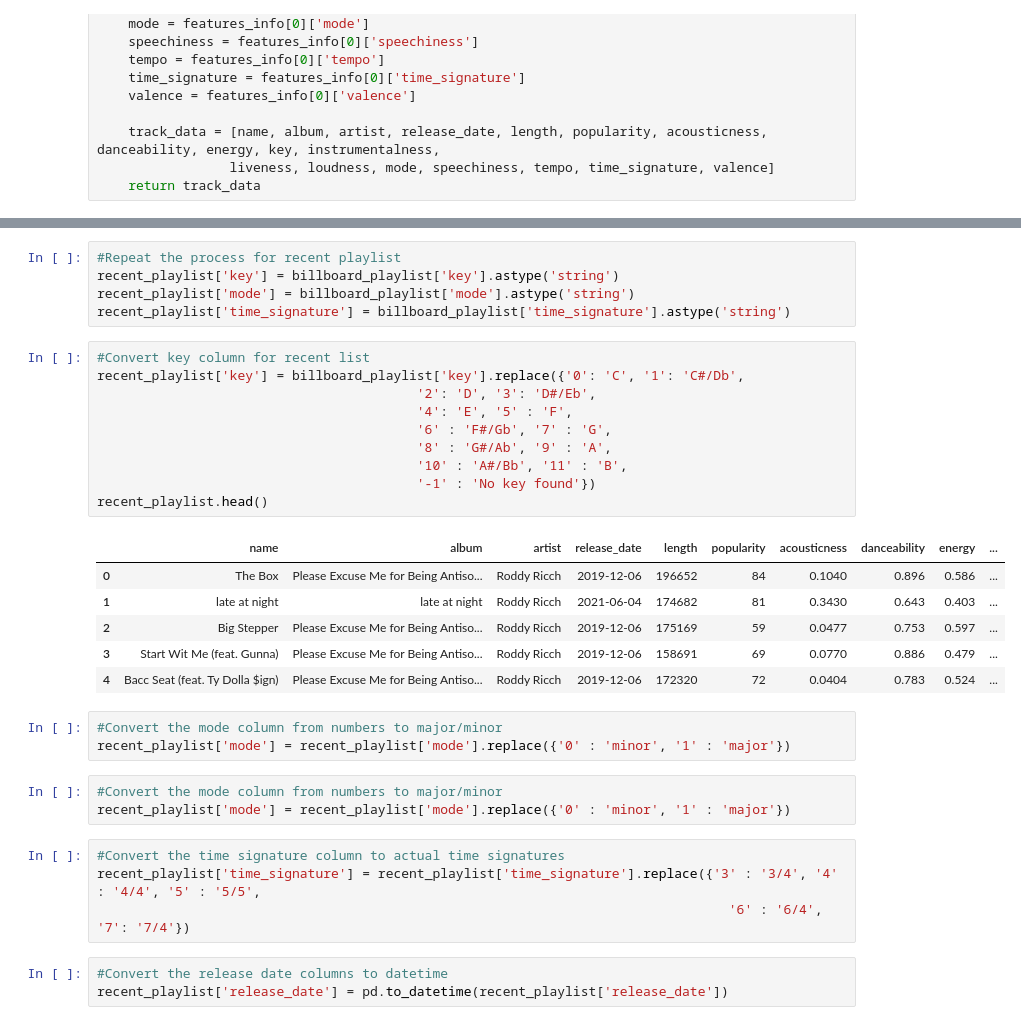
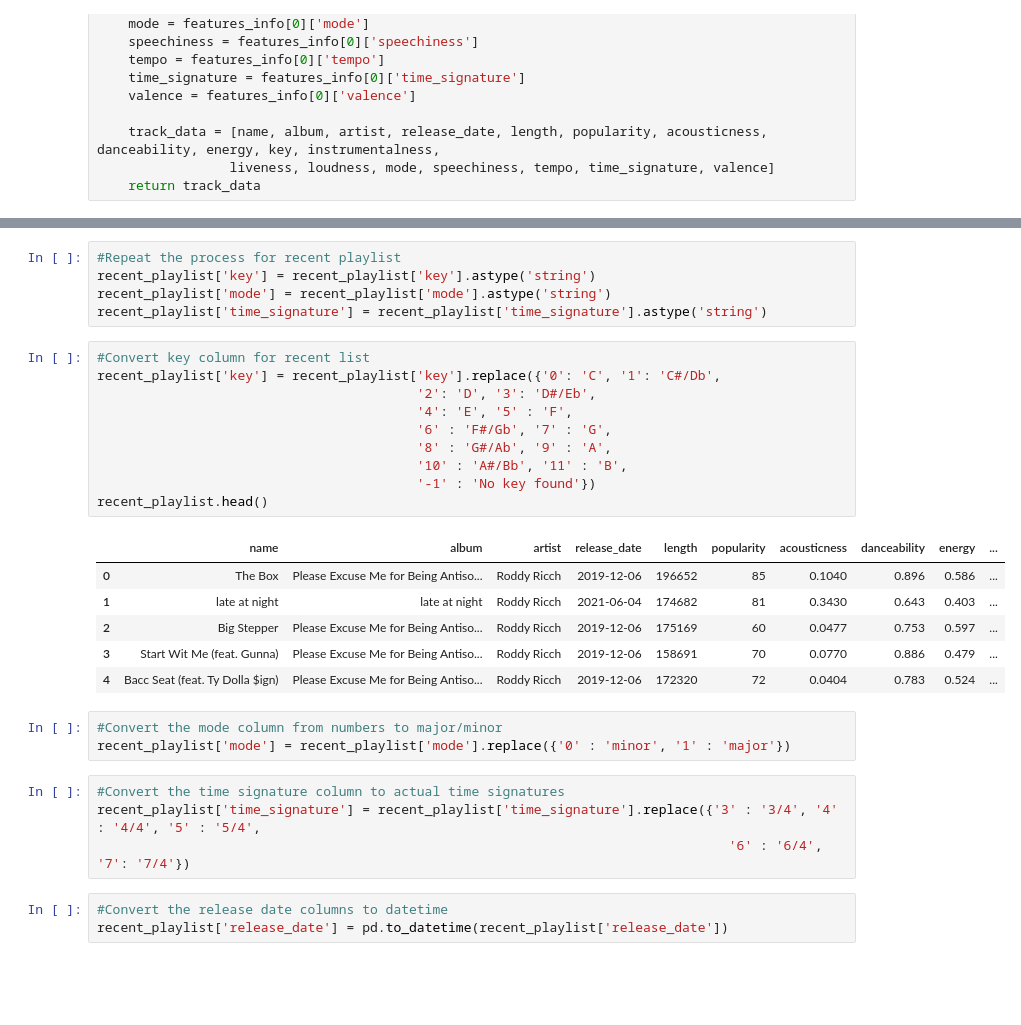
Before and after one commit to tomleewise/capstone, a Jupyter notebook: capstone_ver2.ipynb, the cells around one changed output, grey strips where cells are left out. Cells and saved outputs as stored; diff of their text form; blank space fills up the shorter version.

```diff
--- a/capstone_ver2.ipynb
+++ b/capstone_ver2.ipynb
@@ -571,35 +571,32 @@ recent_playlist.head(10)
 | 9 | Drinkin' Problem | On The Rocks | Midland | 2017-09-22 | 220800 | 69 | 0.0550 | 0.622 | 0.763 | ... |
 # %%
 #Repeat the process for recent playlist
-recent_playlist['key'] = billboard_playlist['key'].astype('string')
-recent_playlist['mode'] = billboard_playlist['mode'].astype('string')
-recent_playlist['time_signature'] = billboard_playlist['time_signature'].astype('string')
+recent_playlist['key'] = recent_playlist['key'].astype('string')
+recent_playlist['mode'] = recent_playlist['mode'].astype('string')
+recent_playlist['time_signature'] = recent_playlist['time_signature'].astype('string')
 # %%
 #Convert key column for recent list
-recent_playlist['key'] = billboard_playlist['key'].replace({'0': 'C', '1': 'C#/Db',
+recent_playlist['key'] = recent_playlist['key'].replace({'0': 'C', '1': 'C#/Db',
                                          '2': 'D', '3': 'D#/Eb',
                                          '4': 'E', '5' : 'F',
                                          '6' : 'F#/Gb', '7' : 'G',
                                          '8' : 'G#/Ab', '9' : 'A',
                                          '10' : 'A#/Bb', '11' : 'B',
                                          '-1' : 'No key found'})
 recent_playlist.head()
 # %% [output]
 |  | name | album | artist | release_date | length | popularity | acousticness | danceability | energy | ... |
-| 0 | The Box | Please Excuse Me for Being Antiso... | Roddy Ricch | 2019-12-06 | 196652 | 84 | 0.1040 | 0.896 | 0.586 | ... |
+| 0 | The Box | Please Excuse Me for Being Antiso... | Roddy Ricch | 2019-12-06 | 196652 | 85 | 0.1040 | 0.896 | 0.586 | ... |
 | 1 | late at night | late at night | Roddy Ricch | 2021-06-04 | 174682 | 81 | 0.3430 | 0.643 | 0.403 | ... |
-| 2 | Big Stepper | Please Excuse Me for Being Antiso... | Roddy Ricch | 2019-12-06 | 175169 | 59 | 0.0477 | 0.753 | 0.597 | ... |
-| 3 | Start Wit Me (feat. Gunna) | Please Excuse Me for Being Antiso... | Roddy Ricch | 2019-12-06 | 158691 | 69 | 0.0770 | 0.886 | 0.479 | ... |
+| 2 | Big Stepper | Please Excuse Me for Being Antiso... | Roddy Ricch | 2019-12-06 | 175169 | 60 | 0.0477 | 0.753 | 0.597 | ... |
+| 3 | Start Wit Me (feat. Gunna) | Please Excuse Me for Being Antiso... | Roddy Ricch | 2019-12-06 | 158691 | 70 | 0.0770 | 0.886 | 0.479 | ... |
 | 4 | Bacc Seat (feat. Ty Dolla $ign) | Please Excuse Me for Being Antiso... | Roddy Ricch | 2019-12-06 | 172320 | 72 | 0.0404 | 0.783 | 0.524 | ... |
 # %%
 #Convert the mode column from numbers to major/minor
 recent_playlist['mode'] = recent_playlist['mode'].replace({'0' : 'minor', '1' : 'major'})
-# %%
-#Convert the mode column from numbers to major/minor
-recent_playlist['mode'] = recent_playlist['mode'].replace({'0' : 'minor', '1' : 'major'})
 # %%
 #Convert the time signature column to actual time signatures
-recent_playlist['time_signature'] = recent_playlist['time_signature'].replace({'3' : '3/4', '4' : '4/4', '5' : '5/5',
+recent_playlist['time_signature'] = recent_playlist['time_signature'].replace({'3' : '3/4', '4' : '4/4', '5' : '5/4',
                                                                                  '6' : '6/4', '7': '7/4'})
 # %%
 #Convert the release date columns to datetime
```
Also changed, not shown: parts of 23 cells of this notebook.
